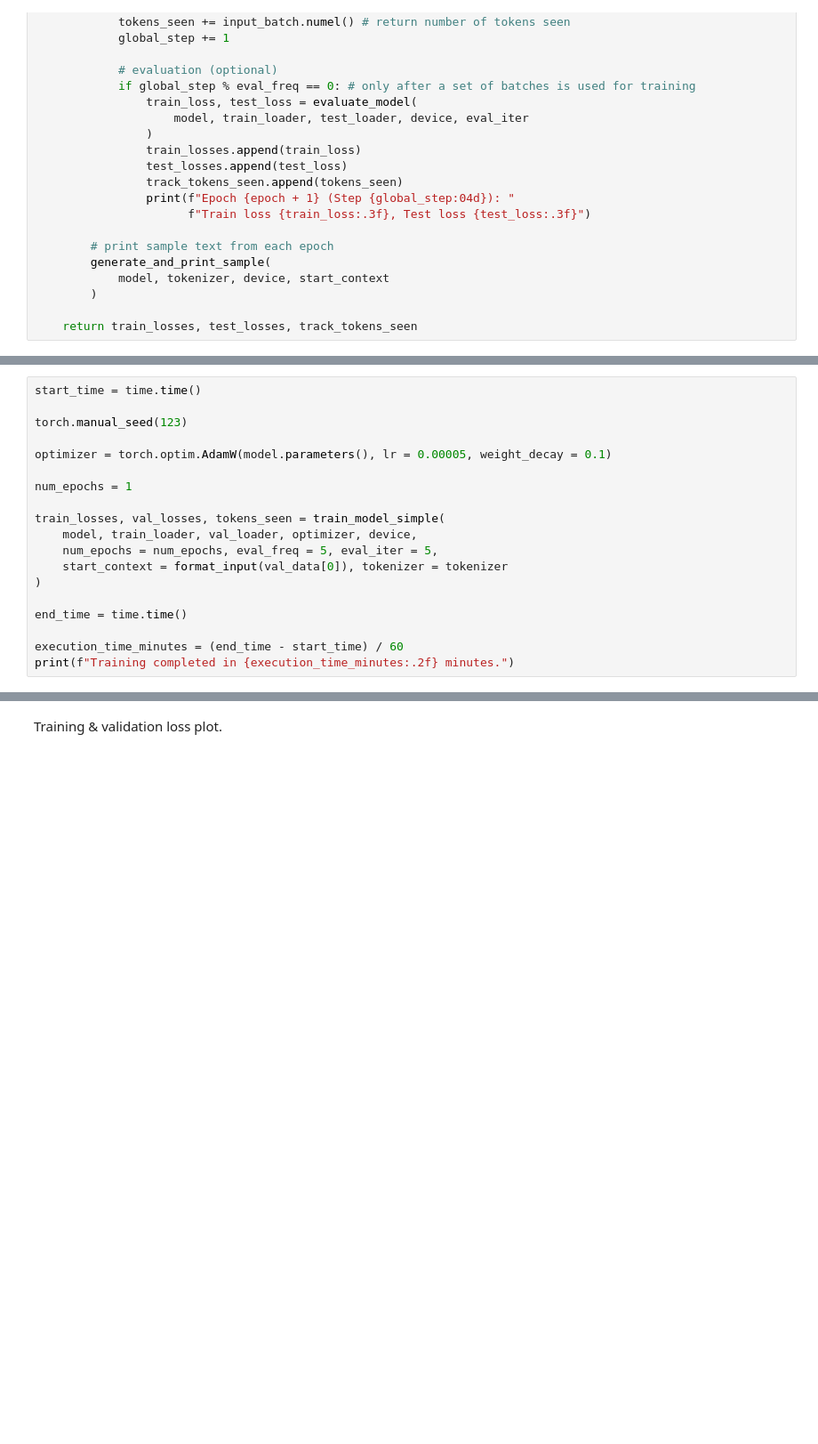
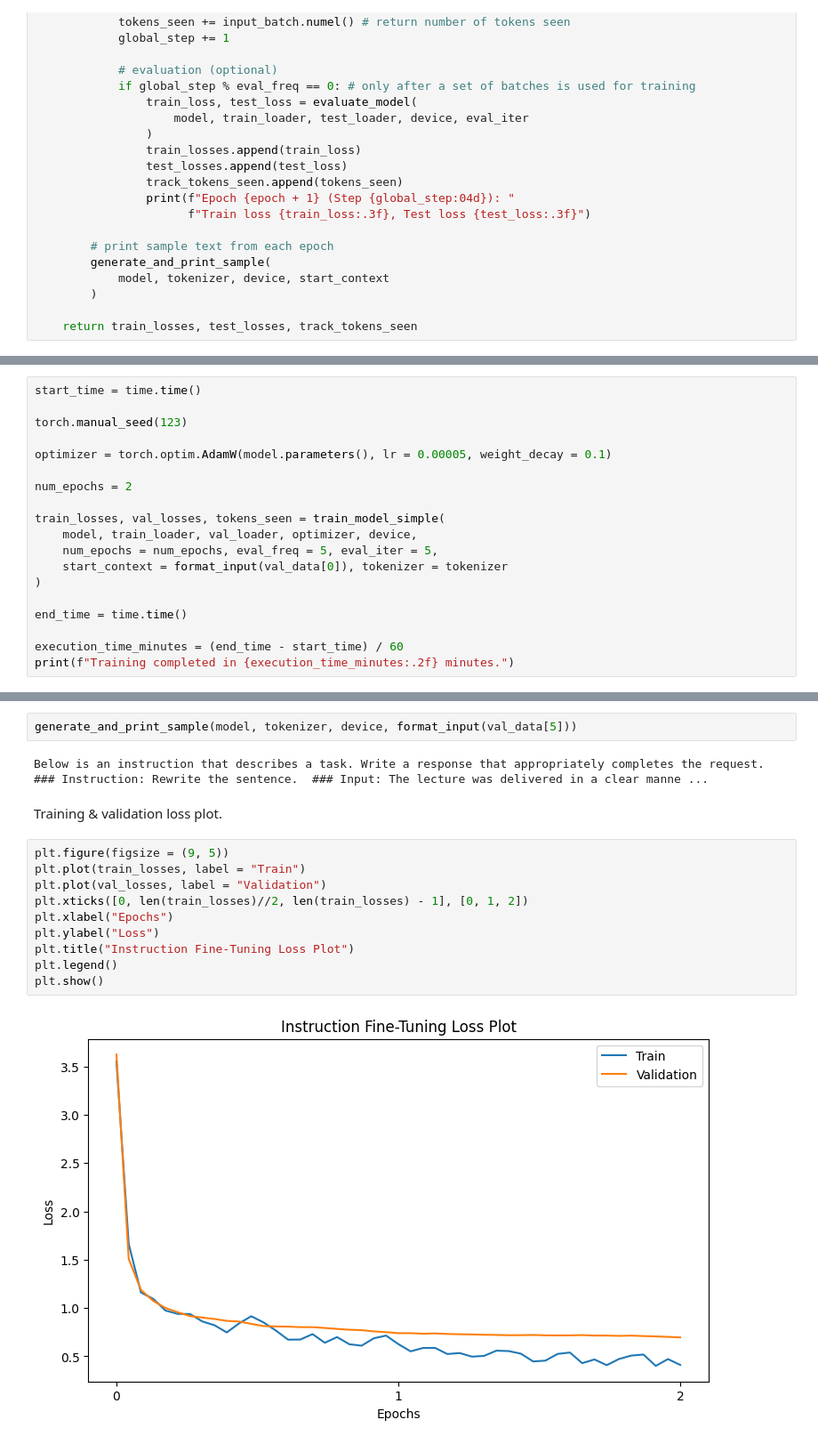
Before and after one commit to asifsahadh/llm-from-scratch, a Jupyter notebook: 05 instruction-finetuning copy.ipynb, the cells around one changed output, grey strips where cells are left out. Shown at 89% size. Saved outputs shown, nothing was run; the diff lists cells and outputs as text; blank space fills up the shorter version.

Commit message:
not the best fine-tuned model

```diff
--- a/05 instruction-finetuning copy.ipynb
+++ b/05 instruction-finetuning copy.ipynb
@@ -892,7 +952,7 @@ torch.manual_seed(123)
 
 optimizer = torch.optim.AdamW(model.parameters(), lr = 0.00005, weight_decay = 0.1)
 
-num_epochs = 1
+num_epochs = 2
 
 train_losses, val_losses, tokens_seen = train_model_simple(
     model, train_loader, val_loader, optimizer, device,
@@ -911,2 +1015,18 @@ OutOfMemoryError: CUDA out of memory. Tried to allocate 20.00 MiB. GPU 0 has a t
+# %%
+generate_and_print_sample(model, tokenizer, device, format_input(val_data[5]))
+# %% [output]
+Below is an instruction that describes a task. Write a response that appropriately completes the request.  ### Instruction: Rewrite the sentence.  ### Input: The lecture was delivered in a clear manne ...
 # %% [markdown]
 Training & validation loss plot.
+# %%
+plt.figure(figsize = (9, 5))
+plt.plot(train_losses, label = "Train")
+plt.plot(val_losses, label = "Validation")
+plt.xticks([0, len(train_losses)//2, len(train_losses) - 1], [0, 1, 2])
+plt.xlabel("Epochs")
+plt.ylabel("Loss")
+plt.title("Instruction Fine-Tuning Loss Plot")
+plt.legend()
+plt.show()
+# %% [output]
+[figure, added]
```
Also changed, not shown: parts of 17 cells of this notebook, 1 other file.
